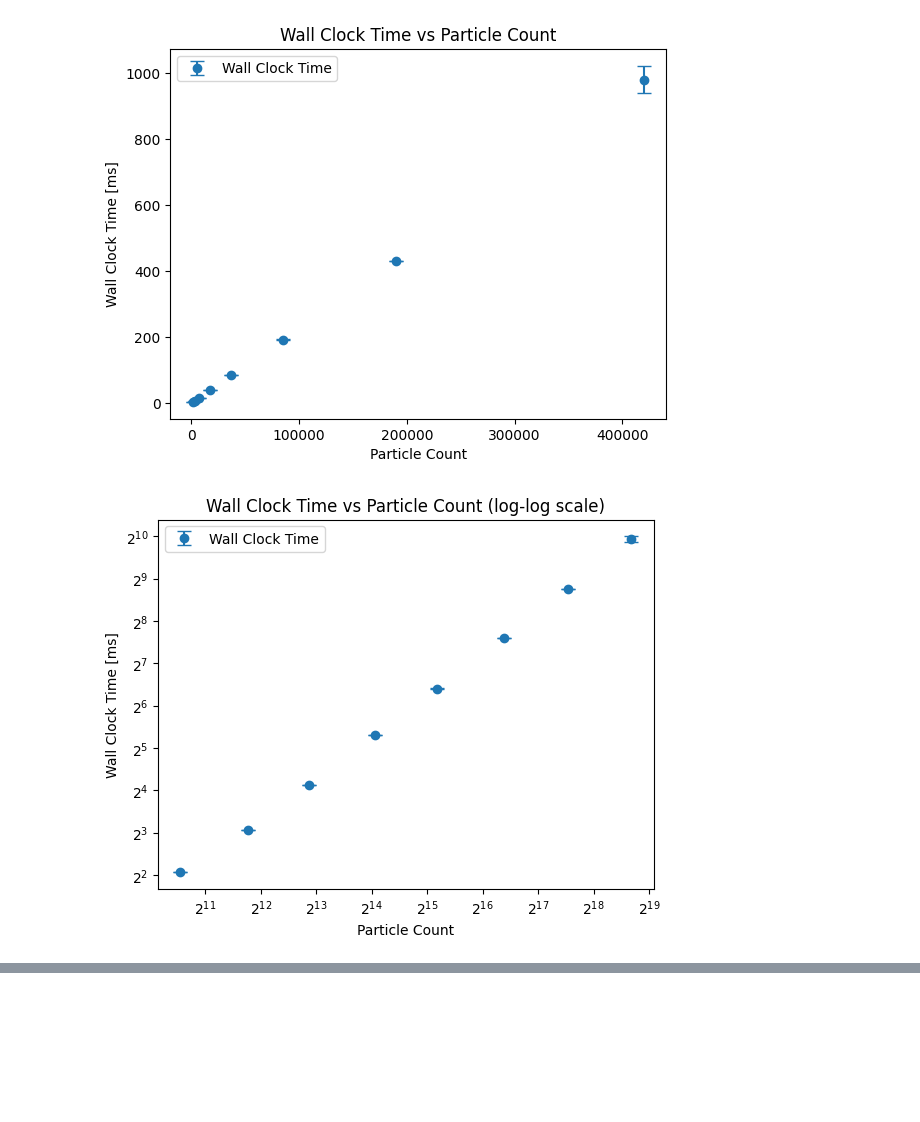
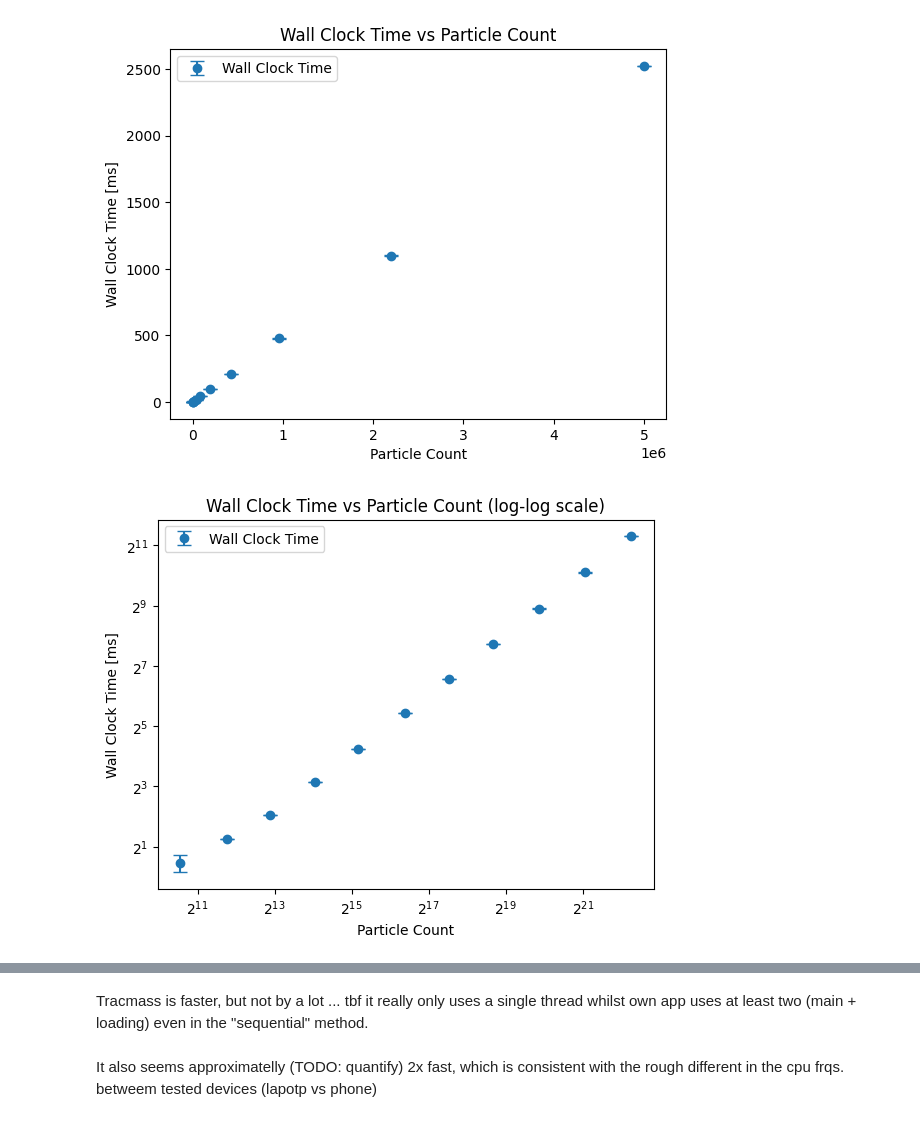
Before and after one commit to MartinOpat/Tracmass, a Jupyter notebook: process_data.ipynb, the cells around one changed output, grey strips where cells are left out. Cells and saved outputs as stored; diff of their text form; code cells hidden in the pictures; blank space fills up the shorter version.

```diff
--- a/process_data.ipynb
+++ b/process_data.ipynb
@@ -7,8 +7,13 @@ from datetime import datetime
 # %%
 
 def time_to_seconds(time_str):
-    time_obj = datetime.strptime(time_str, "%M:%S.%f")
-    total_seconds = time_obj.hour * 3600 + time_obj.minute * 60 + time_obj.second
+    # if time_str contains : twice, it is in the format HH:MM:SS, else MM:SS
+    if time_str.count(":") == 2:
+        time_obj = datetime.strptime(time_str, "%H:%M:%S")
+        total_seconds = time_obj.hour * 3600 + time_obj.minute * 60 + time_obj.second
+    else:
+        time_obj = datetime.strptime(time_str, "%M:%S.%f")
+        total_seconds = time_obj.hour * 3600 + time_obj.minute * 60 + time_obj.second
 
     return float(total_seconds)
 # %%
@@ -17,12 +22,12 @@ cpu_times_err = []
 wall_clock_times = []
 wall_clock_times_err = []
 # particle_counts = [1500, 3500, 7500, 17000, 37000, 85000, 190000, 420000, 950000, 2200000]
-# particle_counts = [1500, 3500, 7500, 17000, 37000, 85000, 190000, 420000, 950000, 2200000, 5000000]
-particle_counts = [1500, 3500, 7500, 17000, 37000, 85000, 190000, 420000]  # Intermediate testing, delete later
+particle_counts = [1500, 3500, 7500, 17000, 37000, 85000, 190000, 420000, 950000, 2200000, 5000000]
 # %%
 # for i in ["", "_1", "_2", "_3", "_4", "_5", "_6", "_7", "_8", "_9"]:
 # for i in ["_10", "_11", "_12", "_13", "_14", "_15", "_16", "_17", "_18", "_19", "_20"]:
-for i in ["_21", "_22", "_23", "_24", "_25", "_26", "_27", "_28"]:
+# for i in ["_21", "_22", "_23", "_24", "_25", "_26", "_27", "_28"]:
+for i in ["_29", "_30", "_31", "_32", "_33", "_34", "_35", "_36", "_37", "_38", "_39"]:
     with open("output_logs/tracmass_output{}.txt".format(i)) as f:
         lines = f.readlines()
 
@@ -70,21 +93,38 @@ plt.show()
 # %%
 # Wall clock time vs particle count
 plt.errorbar(particle_counts, wall_clock_times, wall_clock_times_err, label="Wall Clock Time", fmt='o', capsize=5)
 plt.xlabel("Particle Count")
 plt.ylabel("Wall Clock Time [ms]")
 plt.title("Wall Clock Time vs Particle Count")
 plt.legend()
 plt.show()
 
 # Wall clock time vs particle count log-log scale
 plt.errorbar(particle_counts, wall_clock_times, wall_clock_times_err, label="Wall Clock Time", fmt='o', capsize=5)
 plt.xscale("log", base=2)
 plt.yscale("log", base=2)
 plt.xlabel("Particle Count")
 plt.ylabel("Wall Clock Time [ms]")
 plt.title("Wall Clock Time vs Particle Count (log-log scale)")
 plt.legend()
 plt.show()
+
+# Same plot except data from own app included
+# 1st column = particle count, 2nd column = CPU time, 3rd column = cpu time error
+data = pd.read_csv("own_sequential_wallclock.csv", delimiter=" ")
+own_particle_counts = data["pc"]
+own_cpu_times = data["wc"]
+own_cpu_times_err = data["err"]
+
+plt.errorbar(particle_counts, wall_clock_times, wall_clock_times_err, label="Wall Clock Time", fmt='o', capsize=5)
+plt.errorbar(own_particle_counts, own_cpu_times, own_cpu_times_err, label="Wall Clock Time (Own App)", fmt='o', capsize=5)
+plt.xscale("log", base=2)
+plt.yscale("log", base=2)
+plt.xlabel("Particle Count")
+plt.ylabel("Wall Clock Time [ms]")
+plt.title("Wall Clock Time vs Particle Count (log-log scale)")
+plt.legend()
+plt.show()
 # %% [output]
-[figure, old version]
+[figure, new version]
-[figure, old version]
+[figure, new version]
@@ -90,0 +132,4 @@ plt.show()
+# %% [markdown]
+Tracmass is faster, but not by a lot ... tbf it really only uses a single thread whilst own app uses at least two (main + loading) even in the "sequential" method.
+# %% [markdown]
+It also seems approximatelly (TODO: quantify) 2x fast, which is consistent with the rough different in the cpu frqs. betweem tested devices (lapotp vs phone)
```
Also changed, not shown: parts of 2 cells of this notebook, 3 other files.
